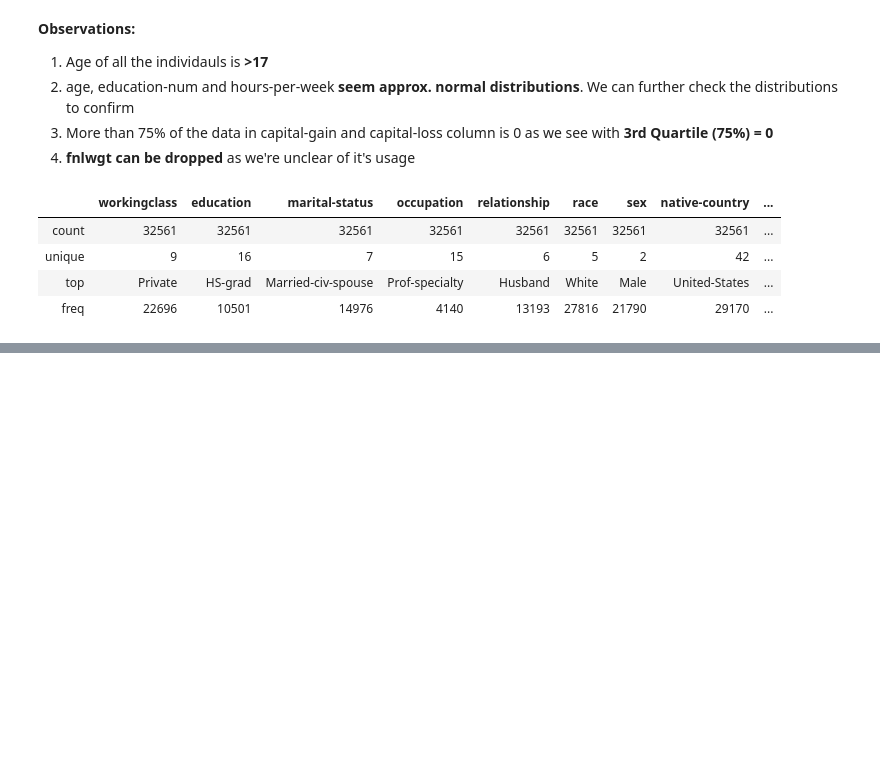
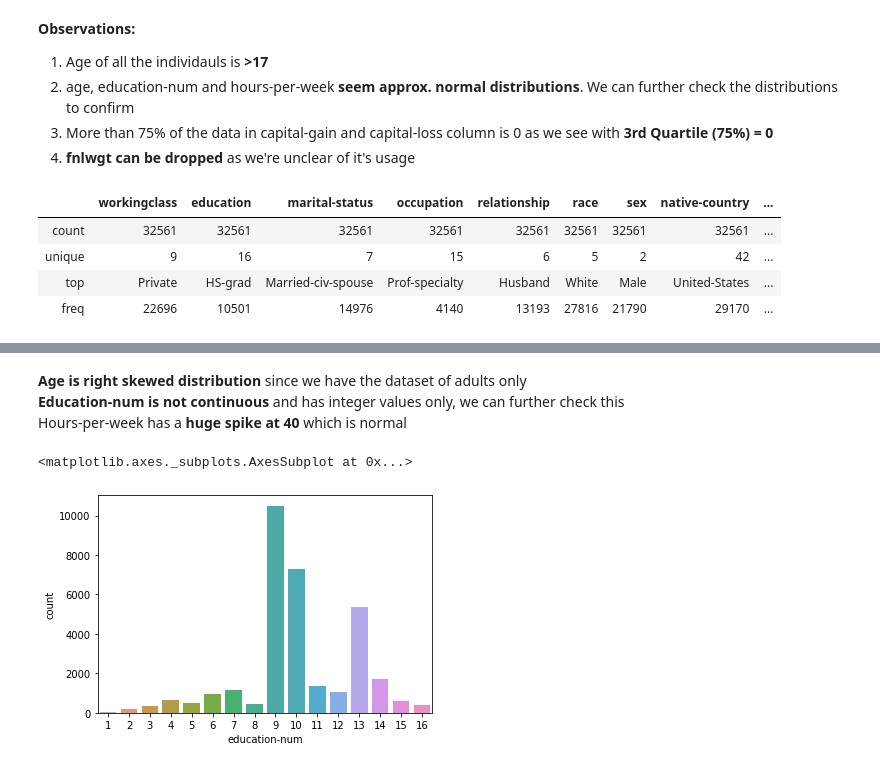
Before and after one commit to Onk24/Census_Income, a Jupyter notebook: Census_income.ipynb, the cells around one changed output, grey strips where cells are left out. Cells and saved outputs as stored; diff of their text form; code cells hidden in the pictures; blank space fills up the shorter version.

```diff
--- a/Census_income.ipynb
+++ b/Census_income.ipynb
@@ -116,0 +131,10 @@ Most (~70% +) of the data consists of people of **workingclass = Private, Race =
+# %% [markdown]
+**Age is right skewed distribution** since we have the dataset of adults only <br>
+**Education-num is not continuous** and has integer values only, we can further check this <br>
+Hours-per-week has a **huge spike at 40** which is normal
+# %%
+#Checking value wise counts of education-num
+sns.countplot(adult_df["education-num"])
+# %% [output]
+<matplotlib.axes._subplots.AxesSubplot at 0x...>
+[figure, added]
```
Also changed, not shown: parts of 18 cells of this notebook.
